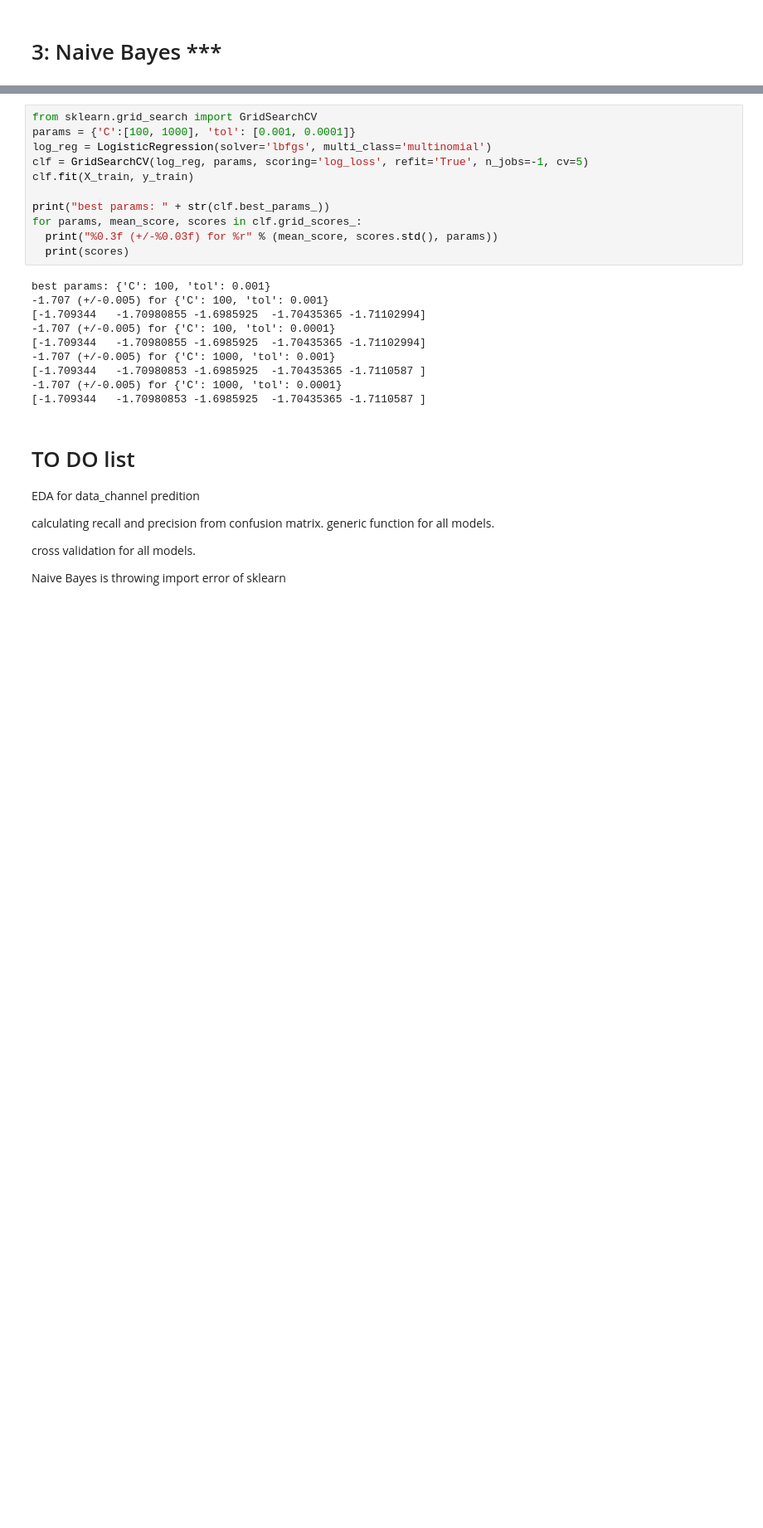
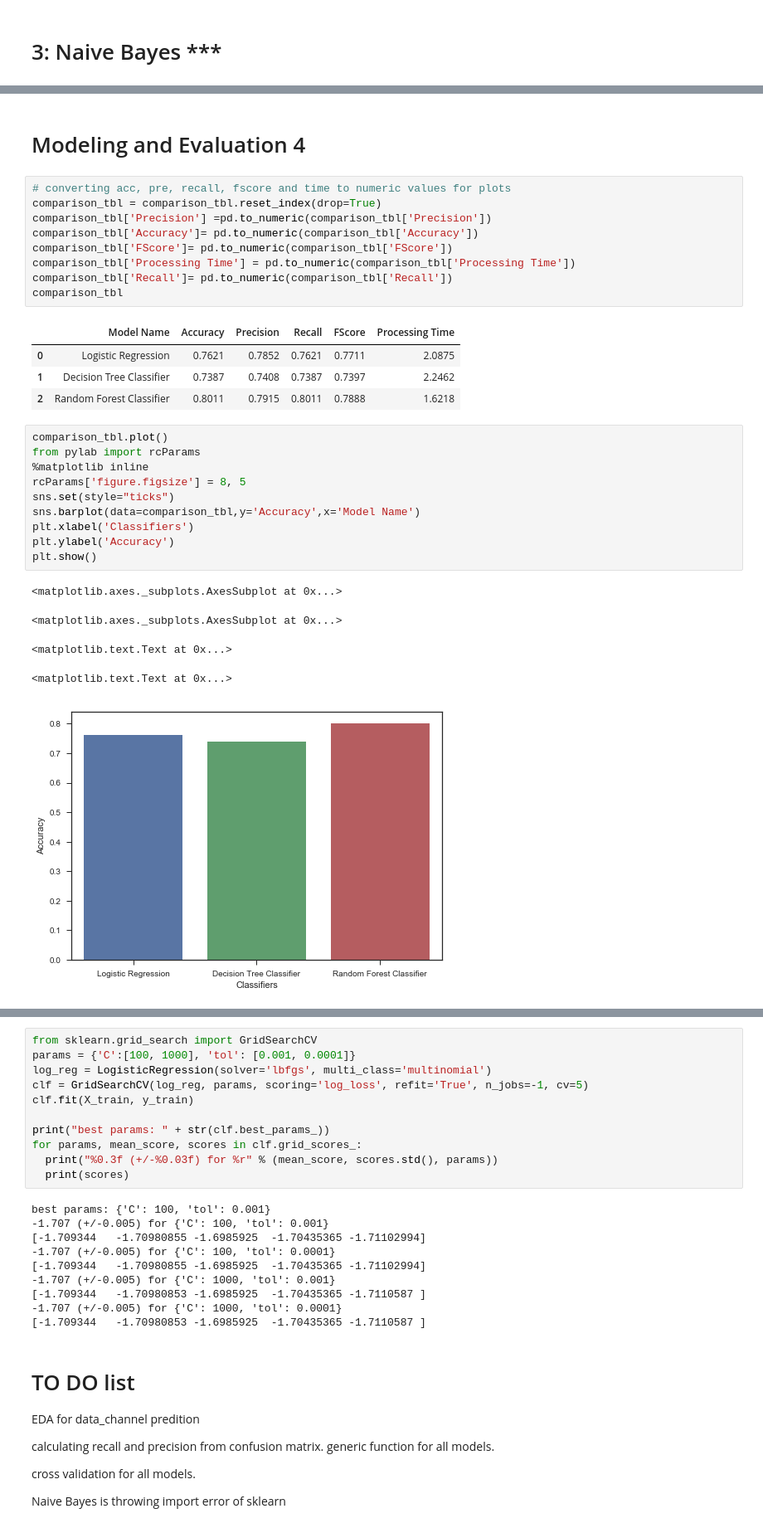
Before and after one commit to bici-sancta/mashable, a Jupyter notebook: data_channel_classification/Lab_02_task_02_2017.10.25.ipynb, the cells around one changed output, grey strips where cells are left out. Shown at 83% size. Drawn from its saved outputs; the diff is of its cells as text; blank space fills up the shorter version.

```diff
--- a/data_channel_classification/Lab_02_task_02_2017.10.25.ipynb
+++ b/data_channel_classification/Lab_02_task_02_2017.10.25.ipynb
@@ -850,0 +768,32 @@ MultinomialNB(alpha=1.0, class_prior=None, fit_prior=True)
+# %% [markdown]
+#	Modeling and Evaluation 4
+# %%
+# converting acc, pre, recall, fscore and time to numeric values for plots
+comparison_tbl = comparison_tbl.reset_index(drop=True)
+comparison_tbl['Precision'] =pd.to_numeric(comparison_tbl['Precision'])
+comparison_tbl['Accuracy']= pd.to_numeric(comparison_tbl['Accuracy'])
+comparison_tbl['FScore']= pd.to_numeric(comparison_tbl['FScore'])
+comparison_tbl['Processing Time'] = pd.to_numeric(comparison_tbl['Processing Time'])
+comparison_tbl['Recall']= pd.to_numeric(comparison_tbl['Recall'])
+comparison_tbl
+# %% [output]
+|  | Model Name | Accuracy | Precision | Recall | FScore | Processing Time |
+| 0 | Logistic Regression | 0.7621 | 0.7852 | 0.7621 | 0.7711 | 2.0875 |
+| 1 | Decision Tree Classifier | 0.7387 | 0.7408 | 0.7387 | 0.7397 | 2.2462 |
+| 2 | Random Forest Classifier | 0.8011 | 0.7915 | 0.8011 | 0.7888 | 1.6218 |
+# %%
+comparison_tbl.plot()
+from pylab import rcParams
+%matplotlib inline
+rcParams['figure.figsize'] = 8, 5
+sns.set(style="ticks")
+sns.barplot(data=comparison_tbl,y='Accuracy',x='Model Name')
+plt.xlabel('Classifiers')
+plt.ylabel('Accuracy')
+plt.show()
+# %% [output]
+<matplotlib.axes._subplots.AxesSubplot at 0x...>
+<matplotlib.axes._subplots.AxesSubplot at 0x...>
+<matplotlib.text.Text at 0x...>
+<matplotlib.text.Text at 0x...>
+[figure, added]
```
Also changed, not shown: parts of 19 cells of this notebook.
